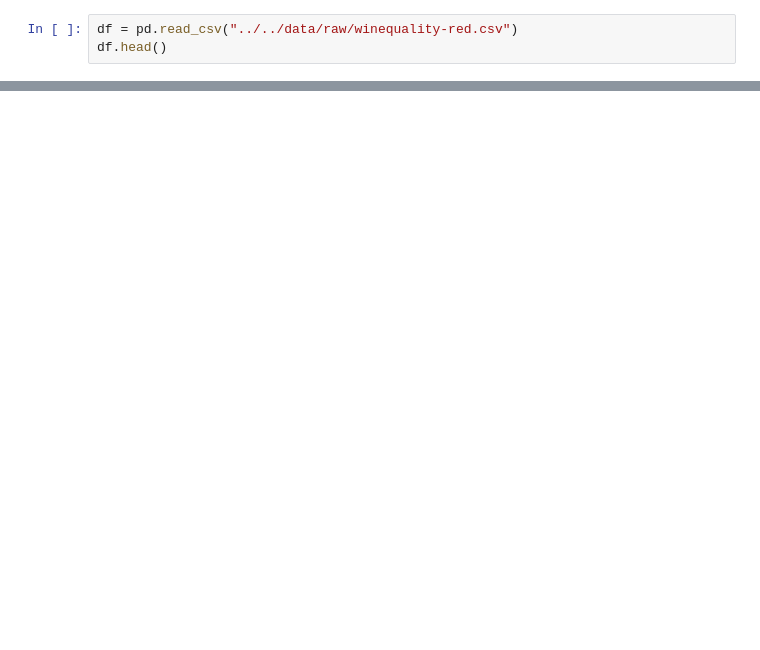
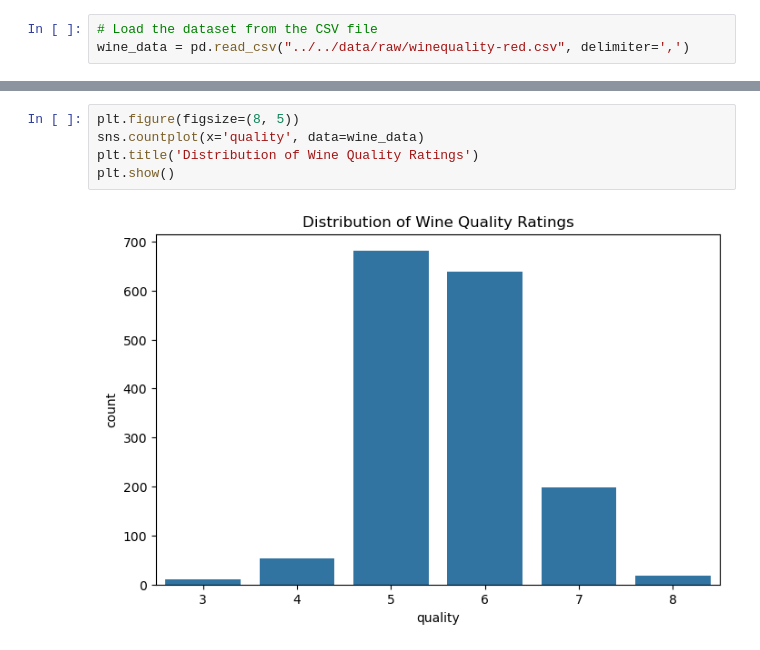
Before and after one commit to SherinDZerogithub/ML-Wine-Predicting-Model-CS1, a Jupyter notebook: wine_quality_predicting_model/notebooks/FC211044_SeriniPuwakgolla/linearRegression.ipynb, the cells around one changed output, grey strips where cells are left out. Drawn from its saved outputs; the diff is of its cells as text; blank space fills up the shorter version.

Commit message:
Data-Preprocessing-linearRegression

```diff
--- a/wine_quality_predicting_model/notebooks/FC211044_SeriniPuwakgolla/linearRegression.ipynb
+++ b/wine_quality_predicting_model/notebooks/FC211044_SeriniPuwakgolla/linearRegression.ipynb
@@ -7,3 +14,3 @@ from sklearn.model_selection import train_test_split
 # %%
-df = pd.read_csv("../../data/raw/winequality-red.csv")
-df.head()
+# Load the dataset from the CSV file
+wine_data = pd.read_csv("../../data/raw/winequality-red.csv", delimiter=',')
@@ -16,0 +248,7 @@ df.head()
+# %%
+plt.figure(figsize=(8, 5))
+sns.countplot(x='quality', data=wine_data)
+plt.title('Distribution of Wine Quality Ratings')
+plt.show()
+# %% [output]
+[figure, added]
```
Also changed, not shown: parts of 37 cells of this notebook, 1 other file.
